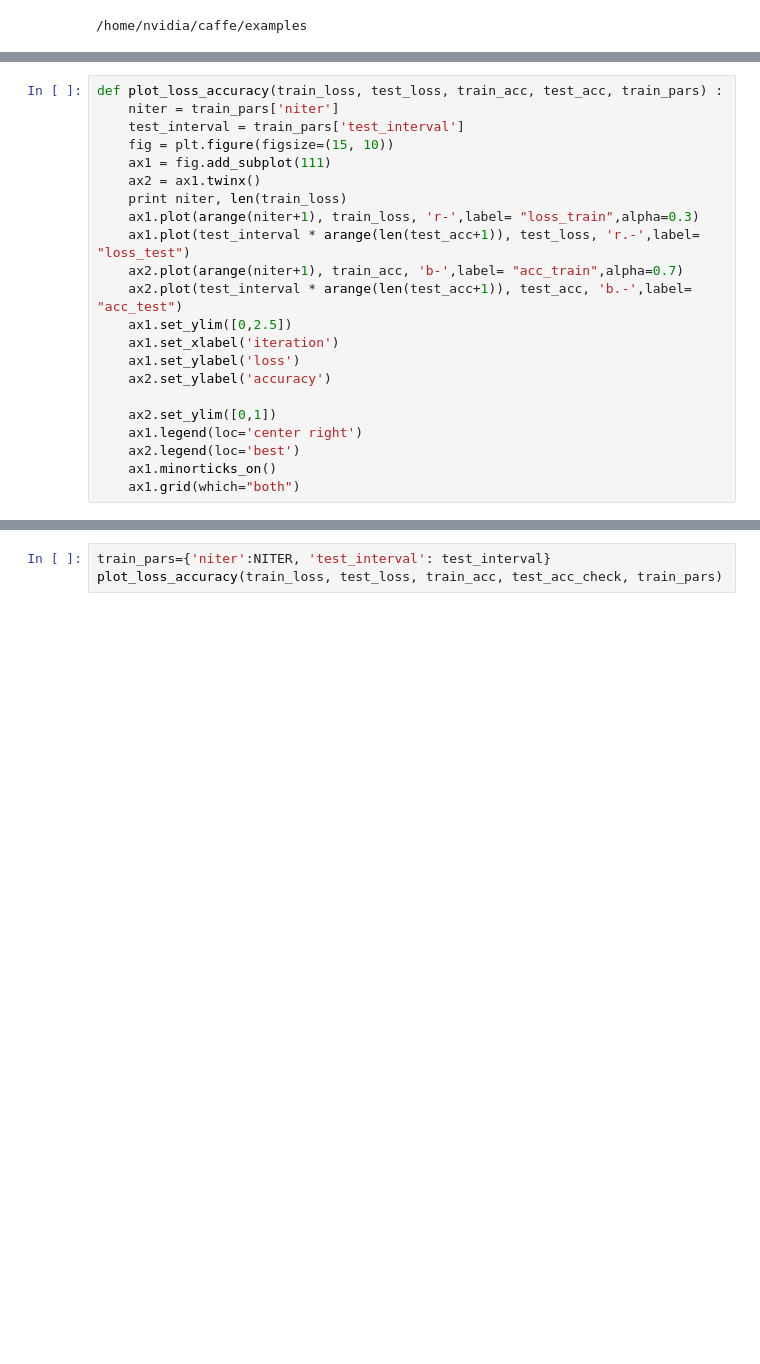
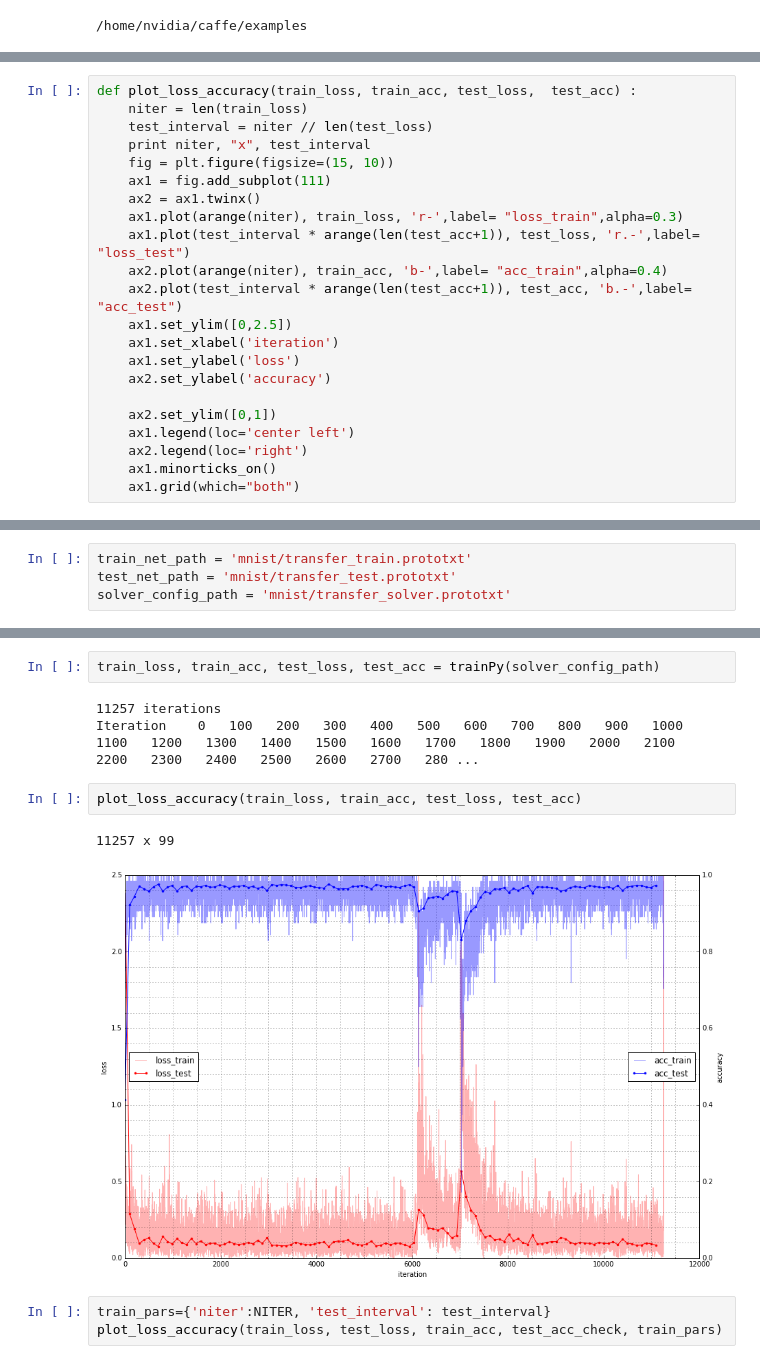
Before and after one commit to pyotr777/caffe_examples, a Jupyter notebook: MNIST sample.ipynb, the cells around one changed output, grey strips where cells are left out. Drawn from its saved outputs; the diff is of its cells as text; blank space fills up the shorter version.

Commit message:
Pythonic training (full workflow) with def function. Plotting.

```diff
--- a/MNIST sample.ipynb
+++ b/MNIST sample.ipynb
@@ -51,14 +108,14 @@ Done.
 # %%
-def plot_loss_accuracy(train_loss, test_loss, train_acc, test_acc, train_pars) :
-    niter = train_pars['niter']
-    test_interval = train_pars['test_interval']
+def plot_loss_accuracy(train_loss, train_acc, test_loss,  test_acc) :
+    niter = len(train_loss)
+    test_interval = niter // len(test_loss)
+    print niter, "x", test_interval
     fig = plt.figure(figsize=(15, 10))
     ax1 = fig.add_subplot(111)
     ax2 = ax1.twinx()
-    print niter, len(train_loss)
-    ax1.plot(arange(niter+1), train_loss, 'r-',label= "loss_train",alpha=0.3)
+    ax1.plot(arange(niter), train_loss, 'r-',label= "loss_train",alpha=0.3)
     ax1.plot(test_interval * arange(len(test_acc+1)), test_loss, 'r.-',label= "loss_test")
-    ax2.plot(arange(niter+1), train_acc, 'b-',label= "acc_train",alpha=0.7)
+    ax2.plot(arange(niter), train_acc, 'b-',label= "acc_train",alpha=0.4)
     ax2.plot(test_interval * arange(len(test_acc+1)), test_acc, 'b.-',label= "acc_test")
     ax1.set_ylim([0,2.5])
     ax1.set_xlabel('iteration')
@@ -66,7 +123,7 @@ def plot_loss_accuracy(train_loss, test_loss, train_acc, test_acc, train_pars) :
     ax2.set_ylabel('accuracy')
 
     ax2.set_ylim([0,1])
-    ax1.legend(loc='center right')
-    ax2.legend(loc='best')
+    ax1.legend(loc='center left')
+    ax2.legend(loc='right')
     ax1.minorticks_on()
     ax1.grid(which="both")
@@ -122 +132,5 @@ from __future__ import division
+# %%
+train_net_path = 'mnist/transfer_train.prototxt'
+test_net_path = 'mnist/transfer_test.prototxt'
+solver_config_path = 'mnist/transfer_solver.prototxt'
 # %% [markdown]
@@ -284,3 +228,13 @@ Iteration 9380 testing... 0.106434811801 0.9686 0.968600003719
+# %%
+train_loss, train_acc, test_loss, test_acc = trainPy(solver_config_path)
+# %% [output]
+11257 iterations
+Iteration    0   100   200   300   400   500   600   700   800   900   1000   1100   1200   1300   1400   1500   1600   1700   1800   1900   2000   2100   2200   2300   2400   2500   2600   2700   280 ...
+# %%
+plot_loss_accuracy(train_loss, train_acc, test_loss, test_acc)
+# %% [output]
+11257 x 99
+[figure, added]
 # %%
 train_pars={'niter':NITER, 'test_interval': test_interval}
 plot_loss_accuracy(train_loss, test_loss, train_acc, test_acc_check, train_pars)
```
Also changed, not shown: parts of 12 cells of this notebook, 4 other files.
